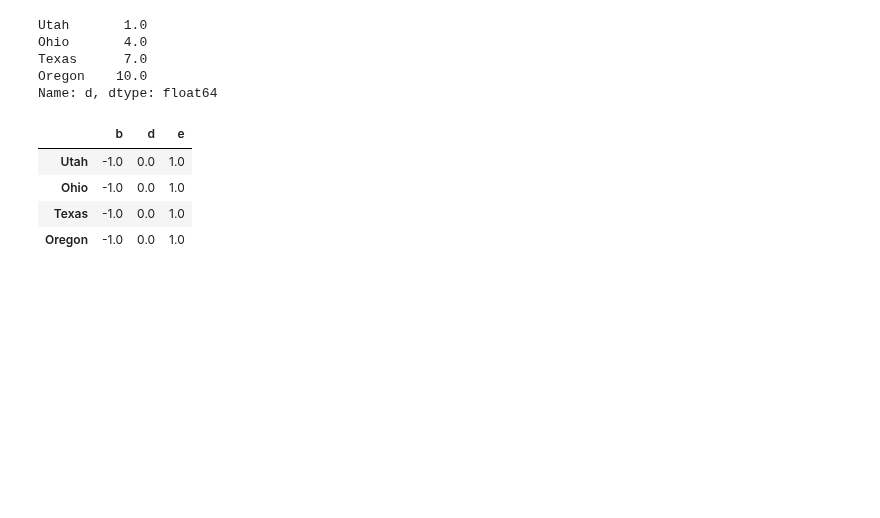
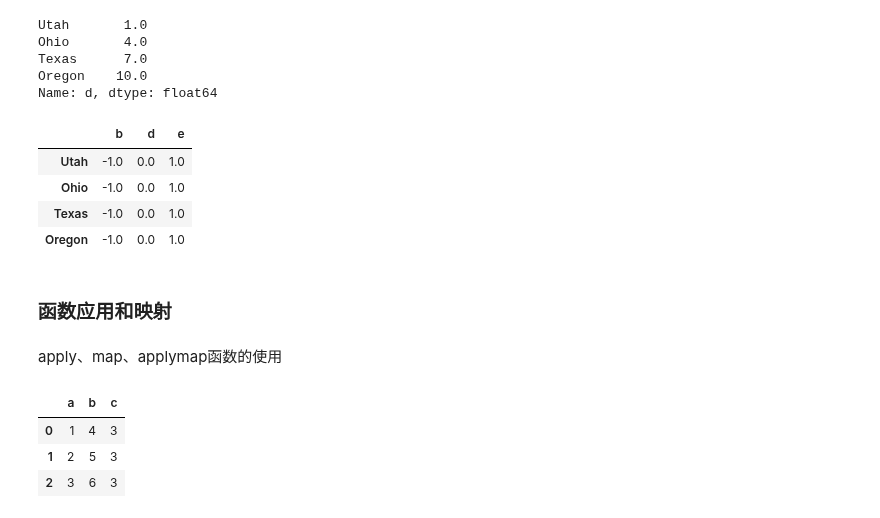
Before and after one commit to ajun5118/pandas_zj, a Jupyter notebook: 第五章.ipynb, the cells around one changed output. Saved outputs shown, nothing was run; the diff lists cells and outputs as text; code cells hidden in the pictures; blank space fills up the shorter version.

```diff
--- a/第五章.ipynb
+++ b/第五章.ipynb
@@ -370,3 +370,17 @@ frame.sub(series3,axis = 0)
 | Ohio | -1.0 | 0.0 | 1.0 |
 | Texas | -1.0 | 0.0 | 1.0 |
 | Oregon | -1.0 | 0.0 | 1.0 |
+# %% [markdown]
+### 函数应用和映射
+# %% [markdown]
+apply、map、applymap函数的使用
+# %%
+frame7 = DataFrame({'a':[1,2,3],'b':[4,5,6]})
+frame7['c'] = frame7.apply(lambda x:x['b'] - x['a'],axis = 1)
+# %%
+frame7
+# %% [output]
+|  | a | b | c |
+| 0 | 1 | 4 | 3 |
+| 1 | 2 | 5 | 3 |
+| 2 | 3 | 6 | 3 |
```
Also changed, not shown: parts of 16 cells of this notebook, 1 other file.
